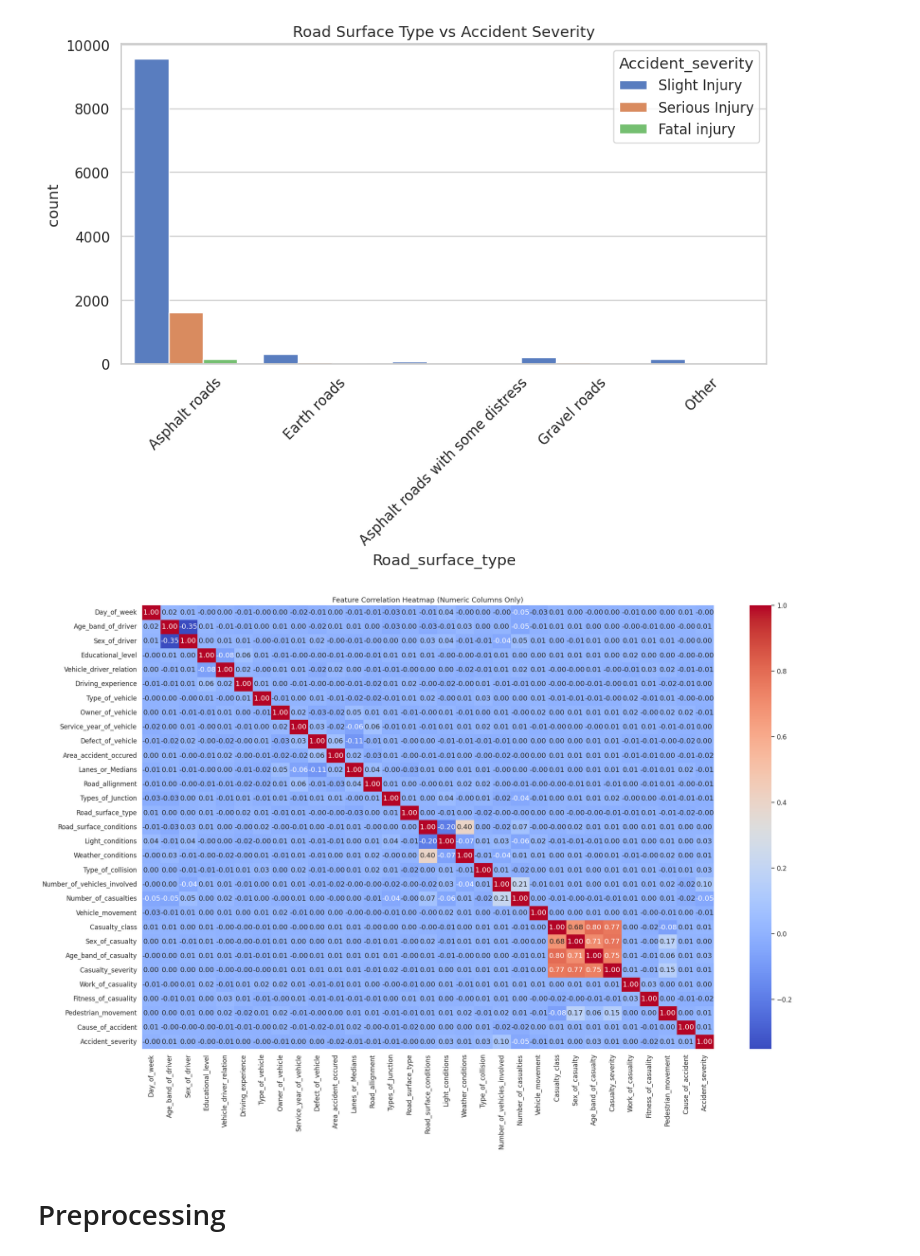
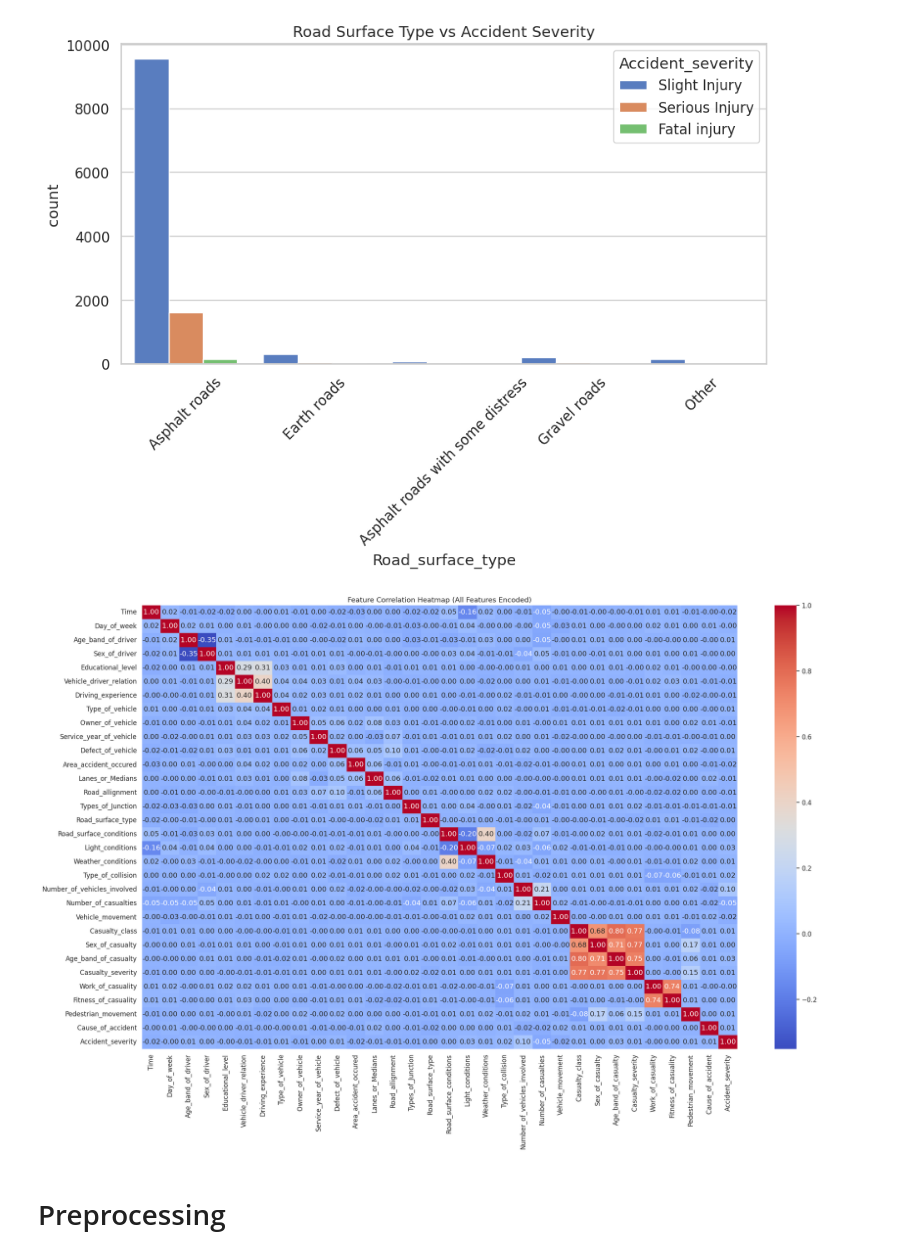
Before and after one commit to hadiaimran1090/Road-Traffic-Accidents, a Jupyter notebook: Road Traffic Accidents.ipynb, the cells around one changed output. Drawn from its saved outputs; the diff is of its cells as text; code cells hidden in the pictures.

```diff
--- a/Road Traffic Accidents.ipynb
+++ b/Road Traffic Accidents.ipynb
@@ -118,16 +120,18 @@ plt.show()
 # Observation:
 # Accidents on Earth or Gravel roads tend to have more severe outcomes.
 # %%
-# Numeric Feature Correlation
-# Select only numeric columns
-numeric_df = df.select_dtypes(include=['int64','float64'])
+# Feature Correlation
 
-plt.figure(figsize=(24,15))
-sns.heatmap(numeric_df.corr(), cmap="coolwarm", annot=True, fmt=".2f")
-plt.title("Feature Correlation Heatmap (Numeric Columns Only)")
+df_encoded = df.copy()
+for col in df_encoded.select_dtypes(include='object').columns:
+    df_encoded[col] = LabelEncoder().fit_transform(df_encoded[col])
+
+plt.figure(figsize=(25,15))
+sns.heatmap(df_encoded.corr(), cmap="coolwarm", annot=True, fmt=".2f")
+plt.title("Feature Correlation Heatmap (All Features Encoded)")
 plt.show()
 # %% [output]
-[figure, old version]
+[figure, new version]
 # %% [markdown]
 # Preprocessing
 # %%
```
Also changed, not shown: parts of 1 cell of this notebook.
